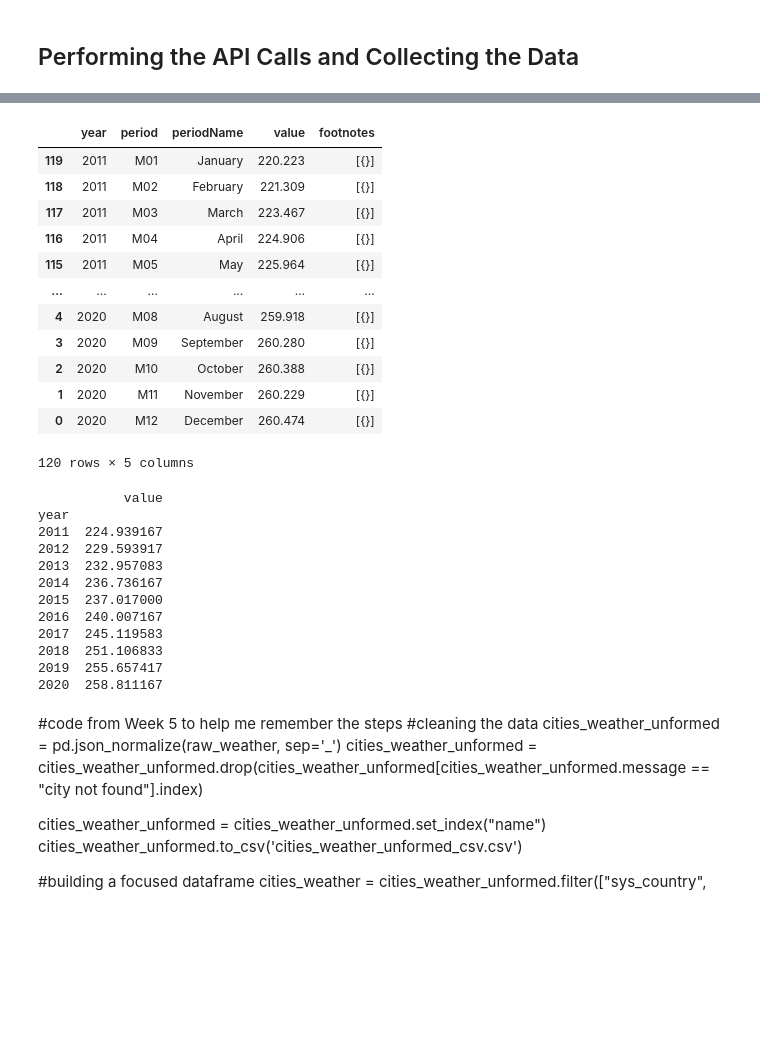
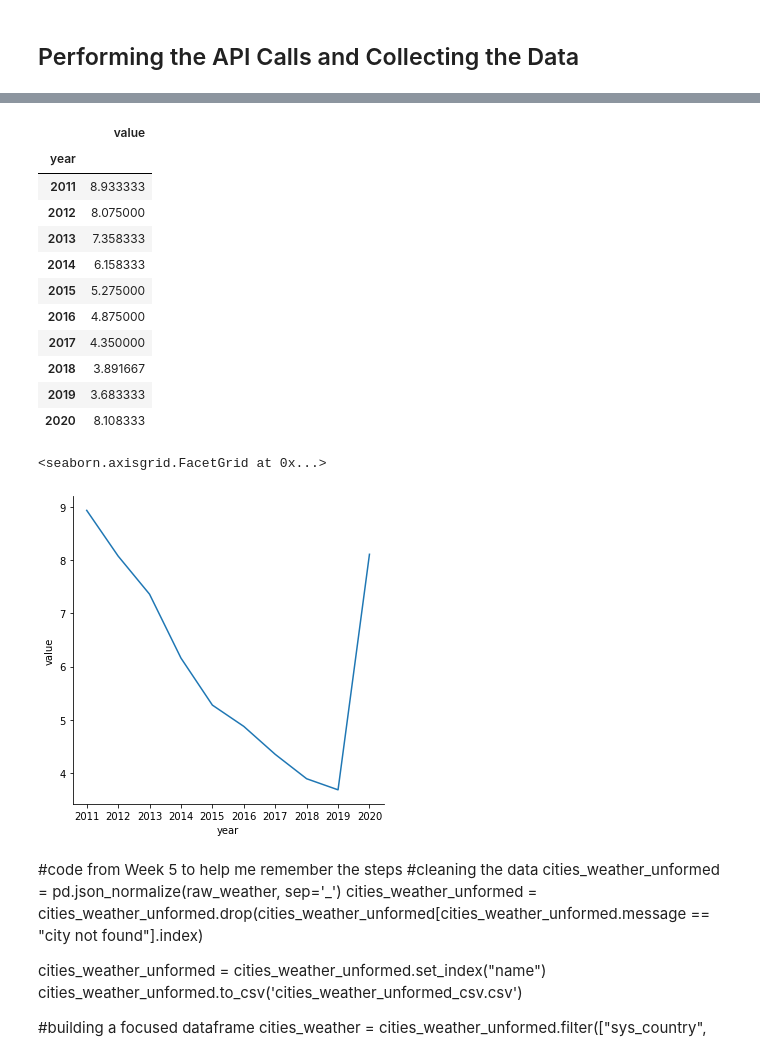
Before and after one commit to HeatherLD/API-Project, a Jupyter notebook: Homework 8 Exploratory API project - Jamie's version.ipynb, the cells around one changed output, grey strips where cells are left out. Cells and saved outputs as stored; diff of their text form; code cells hidden in the pictures; blank space fills up the shorter version.

Commit message:
add line plots

```diff
--- a/Homework 8 Exploratory API project - Jamie's version.ipynb
+++ b/Homework 8 Exploratory API project - Jamie's version.ipynb
@@ -120,5 +186,0 @@ print(bls_json_data_unemp)
-# %%
-#organizing json data for easier analysis
-bls_json = bls_unemp.json()
-
-bls_json
@@ -143,48 +187,36 @@ bls_json
 # %%
 #creating dataframe
-bls_df=pd.DataFrame(bls_json['Results']['series'][0]['data'])
+unemp_df=pd.DataFrame(bls_json['Results']['series'][0]['data'])
 
 # convert 'value' column from strings to floats
-bls_df['value'] = bls_df['value'].astype(float)
+unemp_df['value'] = unemp_df['value'].astype(float)
 
 #sort by year
-bls_sorted=bls_df.sort_values(by=['year','period'])
-pd.DataFrame(bls_sorted)
+unemp_sorted=unemp_df.sort_values(by=['year','period'])
+pd.DataFrame(unemp_sorted)
+
+# average unemployment rates by year
+unemp_by_year=unemp_sorted.groupby('year').mean('value')
+pd.DataFrame(unemp_by_year)
 # %% [output]
-|  | year | period | periodName | value | footnotes |
-| 119 | 2011 | M01 | January | 220.223 | [{}] |
-| 118 | 2011 | M02 | February | 221.309 | [{}] |
-| 117 | 2011 | M03 | March | 223.467 | [{}] |
-| 116 | 2011 | M04 | April | 224.906 | [{}] |
-| 115 | 2011 | M05 | May | 225.964 | [{}] |
-| ... | ... | ... | ... | ... | ... |
-| 4 | 2020 | M08 | August | 259.918 | [{}] |
-| 3 | 2020 | M09 | September | 260.280 | [{}] |
-| 2 | 2020 | M10 | October | 260.388 | [{}] |
-| 1 | 2020 | M11 | November | 260.229 | [{}] |
-| 0 | 2020 | M12 | December | 260.474 | [{}] |
+|  | value |
+| year |  |
+| 2011 | 8.933333 |
+| 2012 | 8.075000 |
+| 2013 | 7.358333 |
+| 2014 | 6.158333 |
+| 2015 | 5.275000 |
+| 2016 | 4.875000 |
+| 2017 | 4.350000 |
+| 2018 | 3.891667 |
+| 2019 | 3.683333 |
+| 2020 | 8.108333 |
-120 rows × 5 columns
 # %%
-annual_avg=bls_sorted.groupby('year').agg({'value':'mean'})
-print(annual_avg)
-
-#line plot for year v. value -- it sees these values as strings though, and won't let me convert to integers
-
-#bls_sorted.plot(x='year', y='value', kind='line')
-#plt.show()
+# creating an unemployment line plot
+sns.relplot(x='year', y='value', data=unemp_by_year, kind='line')
 # %% [output]
-           value
-year
-2011  224.939167
-2012  229.593917
-2013  232.957083
-2014  236.736167
-2015  237.017000
-2016  240.007167
-2017  245.119583
-2018  251.106833
-2019  255.657417
-2020  258.811167
+<seaborn.axisgrid.FacetGrid at 0x...>
+[figure, added]
 # %% [markdown]
 #code from Week 5 to help me remember the steps
 #cleaning the data
```
Also changed, not shown: parts of 20 cells of this notebook, 2 other files.
